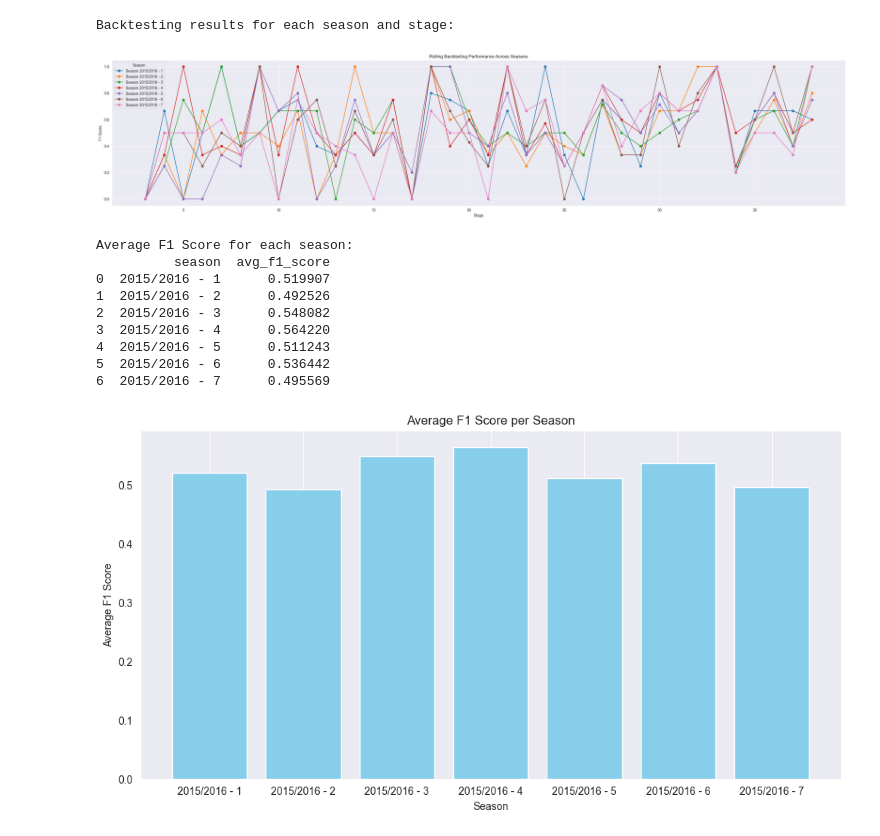
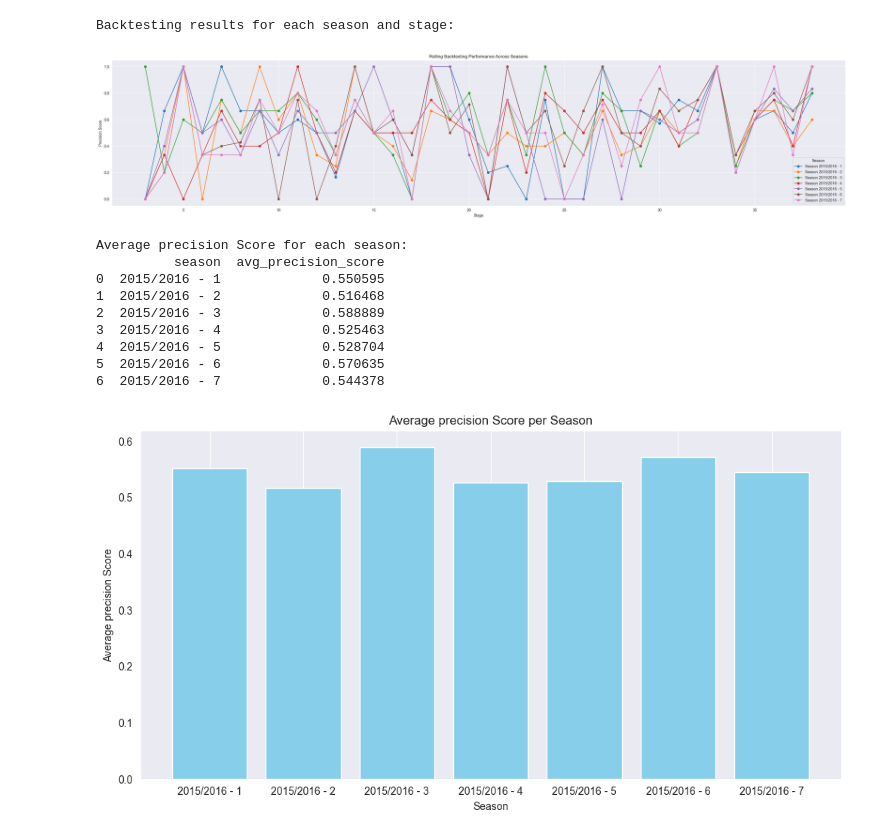
Before and after one commit to kamil0920/football_result_prediction-v2, a Jupyter notebook: src/backtesting/backtesting-poly.ipynb, the cells around one changed output. Saved outputs shown, nothing was run; the diff lists cells and outputs as text; code cells hidden in the pictures.

Commit message:
change f1_score to precision_score

```diff
--- a/src/backtesting/backtesting-poly.ipynb
+++ b/src/backtesting/backtesting-poly.ipynb
@@ -79,16 +79,16 @@ def train_and_evaluate(train_df, val_df, test_df, season, stage):
     X_test = test_df[feature_cols]
     y_test = test_df["result_match"]
 
-    X_trn, X_validation, X_tst = transform_to_poly_features(X_train, X_val, X_test)
+    X_train, X_val, X_test = transform_to_poly_features(X_train, X_val, X_test)
 
-    params = {'colsample_bytree': 0.8644921558123839,
-              'gamma': 3.1561936524648697,
-              'learning_rate': 0.2642696313597313,
+    params = {'colsample_bytree': 0.8604563037840777,
+              'gamma': 3.4674453268197127,
+              'learning_rate': 0.2905259345730205,
               'max_depth': 9,
-              'n_estimators': 600,
-              'reg_alpha': 0.17990842862746917,
-              'reg_lambda': 0.14948766090841384,
-              'subsample': 0.8442401328493275
+              'n_estimators': 500,
+              'reg_alpha': 0.002112657933466668,
+              'reg_lambda': 0.040320307774314994,
+              'subsample': 0.8444448235278171,
               }
 
     model = XGBClassifier(
@@ -99,11 +99,11 @@ def train_and_evaluate(train_df, val_df, test_df, season, stage):
 
     )
 
-    model.fit(X_trn, y_train, eval_set=[(X_trn, y_train), (X_validation, y_val)], verbose=False)
-    y_pred = model.predict(X_tst)
-    f1 = precision_score(y_test, y_pred, average="binary", zero_division=0)
+    model.fit(X_train, y_train, eval_set=[(X_train, y_train), (X_val, y_val)], verbose=False)
+    y_pred = model.predict(X_test)
+    precision = precision_score(y_test, y_pred, average="binary", zero_division=1)
 
-    return f1, season, stage, y_test.tolist(), y_pred.tolist()
+    return precision, season, stage, y_test.tolist(), y_pred.tolist()
 # %%
 # ---------------------
 # Backtesting over multiple seasons
@@ -134,13 +134,13 @@ for i in range(1, len(seasons)):
         if train_df.empty or val_df.empty or test_df.empty:
             continue
 
-        f1, season, stage, y_test, y_pred = train_and_evaluate(train_df, val_df, test_df, target_season, stage)
+        precision, season, stage, y_test, y_pred = train_and_evaluate(train_df, val_df, test_df, target_season, stage)
 
         backtest_results.append({
             "season": f"{season} - {len(previous_seasons)}",
             "stage": stage,
             "train_size": len(train_df),
-            "f1_score": f1,
+            "precision_score": precision,
             "y_test": y_test,
             "y_pred": y_pred
         })
@@ -154,38 +154,38 @@ results_df.to_csv('stages_results.csv', index=False)
 # %%
 plt.figure(figsize=(35, 7))
 for season in results_df["season"].unique():
     season_results = results_df[results_df["season"] == season]
-    plt.plot(season_results["stage"], season_results["f1_score"], marker="o", label=f"Season {season}")
+    plt.plot(season_results["stage"], season_results["precision_score"], marker="o", label=f"Season {season}")
 
 plt.xlabel("Stage")
-plt.ylabel("F1 Score")
+plt.ylabel("Precision Score")
 plt.title("Rolling Backtesting Performance Across Seasons")
 plt.legend(title="Season")
 plt.grid(True)
 plt.show()
 # %% [output]
-[figure, old version]
+[figure, new version]
 # %%
-avg_results = results_df.groupby("season")["f1_score"].mean().reset_index()
-avg_results.rename(columns={"f1_score": "avg_f1_score"}, inplace=True)
-print("\nAverage F1 Score for each season:")
+avg_results = results_df.groupby("season")["precision_score"].mean().reset_index()
+avg_results.rename(columns={"precision_score": "avg_precision_score"}, inplace=True)
+print("\nAverage precision Score for each season:")
 print(avg_results)
 
 plt.figure(figsize=(12, 6))
-plt.bar(avg_results["season"].astype(str), avg_results["avg_f1_score"], color='skyblue')
+plt.bar(avg_results["season"].astype(str), avg_results["avg_precision_score"], color='skyblue')
 plt.xlabel("Season")
-plt.ylabel("Average F1 Score")
-plt.title("Average F1 Score per Season")
+plt.ylabel("Average precision Score")
+plt.title("Average precision Score per Season")
 plt.grid(axis='y')
 plt.show()
 # %% [output]
-Average F1 Score for each season:
-          season  avg_f1_score
-0  2015/2016 - 1      0.519907
-1  2015/2016 - 2      0.492526
-2  2015/2016 - 3      0.548082
-3  2015/2016 - 4      0.564220
-4  2015/2016 - 5      0.511243
-5  2015/2016 - 6      0.536442
-6  2015/2016 - 7      0.495569
+Average precision Score for each season:
+          season  avg_precision_score
+0  2015/2016 - 1             0.550595
+1  2015/2016 - 2             0.516468
+2  2015/2016 - 3             0.588889
+3  2015/2016 - 4             0.525463
+4  2015/2016 - 5             0.528704
+5  2015/2016 - 6             0.570635
+6  2015/2016 - 7             0.544378
-[figure, old version]
+[figure, new version]
```
Also changed, not shown: 5 other files.
